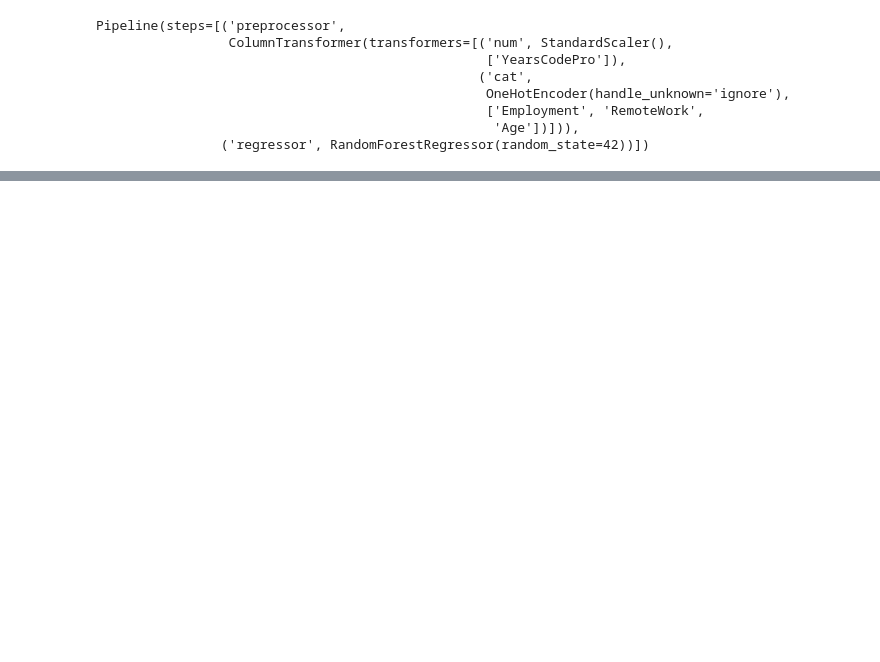
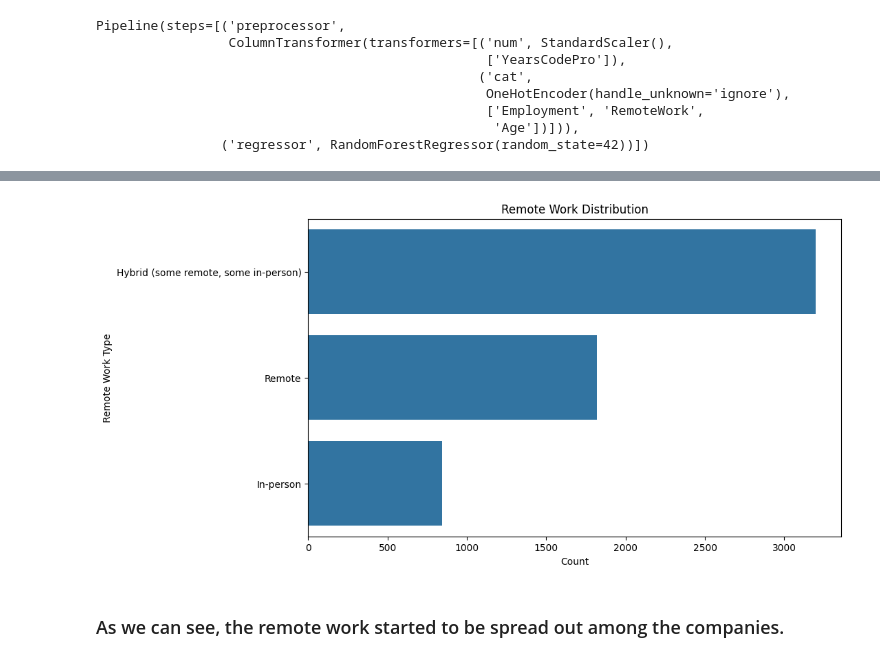
Before and after one commit to OmarMohamed7/dsnd-Stack-Overflow-Analysis, a Jupyter notebook: main.ipynb, the cells around one changed output, grey strips where cells are left out. Drawn from its saved outputs; the diff is of its cells as text; code cells hidden in the pictures; blank space fills up the shorter version.

```diff
--- a/main.ipynb
+++ b/main.ipynb
@@ -183,0 +262,12 @@ R^2 Score: -2.3737519488717274
+# %%
+# RemoteWork distribution
+plt.figure(figsize=(10, 6))
+sns.countplot(y=df['RemoteWork'], order=df['RemoteWork'].value_counts().index)
+plt.title('Remote Work Distribution')
+plt.xlabel('Count')
+plt.ylabel('Remote Work Type')
+plt.show()
+# %% [output]
+[figure, added]
+# %% [markdown]
+### As we can see, the remote work started to be spread out among the companies.
```
Also changed, not shown: parts of 39 cells of this notebook.
